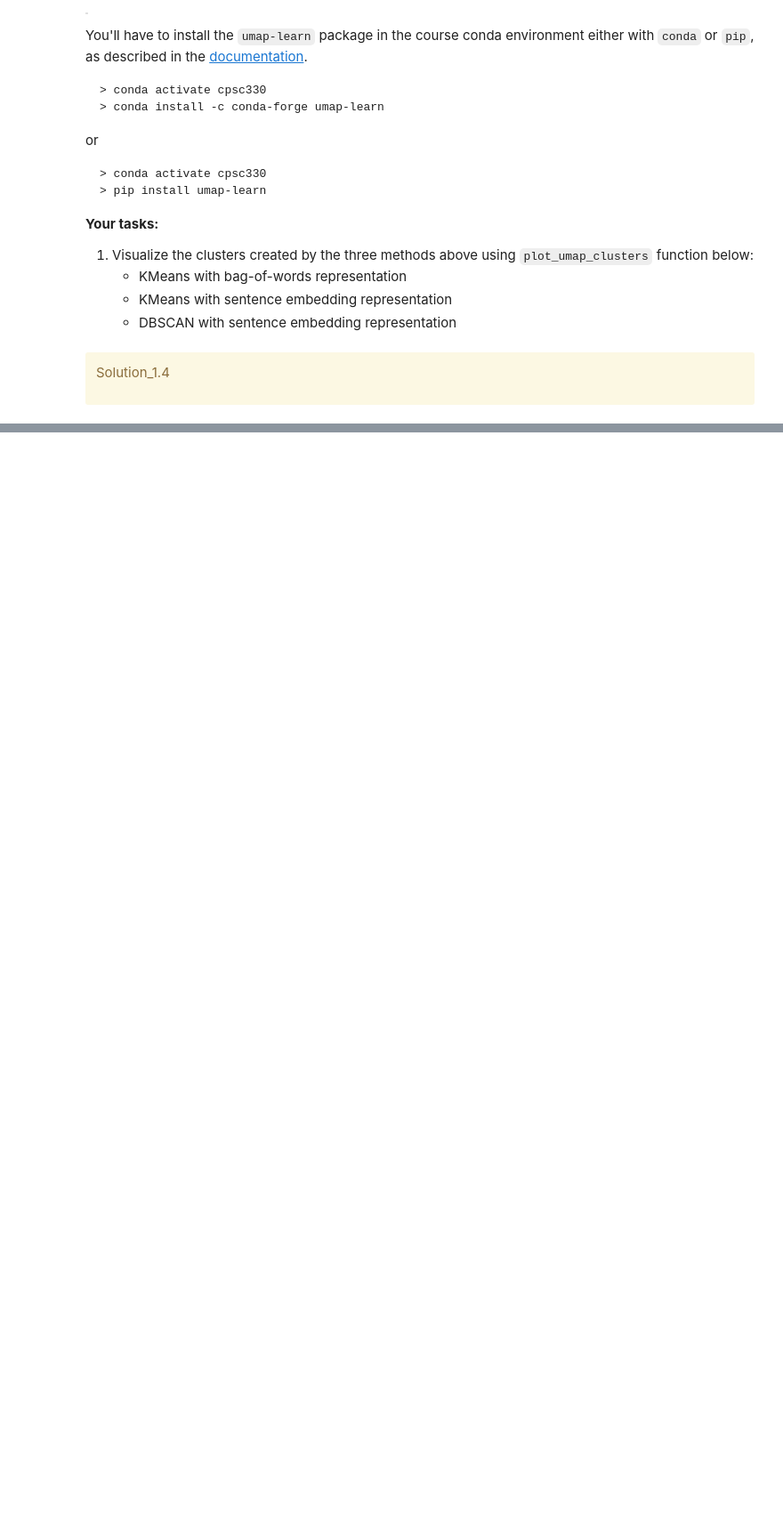
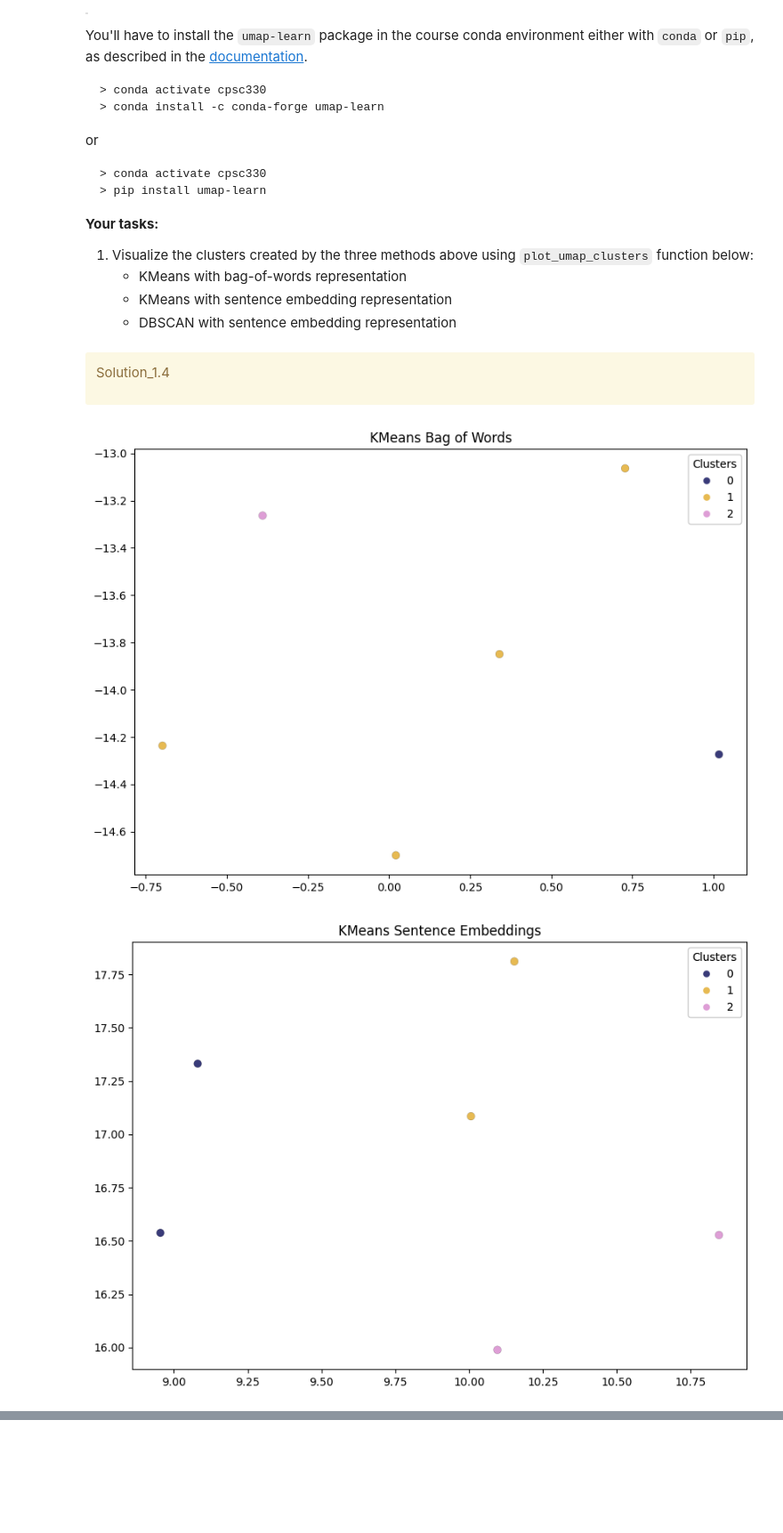
Before and after one commit to SteveIsnthere/cpsc330-2023W2, a Jupyter notebook: hw/hw6/hw6.ipynb, the cells around one changed output, grey strips where cells are left out. Shown at 89% size. Saved outputs shown, nothing was run; the diff lists cells and outputs as text; code cells hidden in the pictures; blank space fills up the shorter version.

```diff
--- a/hw/hw6/hw6.ipynb
+++ b/hw/hw6/hw6.ipynb
@@ -172,8 +172,8 @@ Solution_1.2
 countvec = CountVectorizer(stop_words='english') # A variable for `CountVectorizer` object
 transformed = countvec.fit_transform(wiki_df['text']) # A variable for the BOW representation of words
 # %%
-kmeans_wiki = KMeans(n_clusters=3,random_state=42) # KMeans object
-kmeans_wiki.fit(transformed)
+kmean_wiki = KMeans(n_clusters=3,random_state=42) # KMeans object
+kmeanss_wiki.fit(transformed)
 kmeans_labels = kmeans_wiki.labels_
 
 kmeans_labels
@@ -258,7 +255,7 @@ Solution_1.4
 
 </div>
 # %%
-dbscan = DBSCAN(eps=0.75,min_samples=2,metric='cosine')
+dbscan = DBSCAN(eps=0.75,min_samples=1,metric='cosine')
 dbscan.fit(emb_sent_df)
 
 dbscan.labels_
@@ -407,0 +404,12 @@ Solution_1.4
+# %%
+# Kmeans Bag of Words
+plot_umap_clusters(transformed, kmeans_labels,title="KMeans Bag of Words")
+
+# Kmeans Sentence Embeddings
+plot_umap_clusters(emb_sent_df, kmeans_emb_labels,title="KMeans Sentence Embeddings")
+
+# DBSCAN Sentence Embeddings
+plot_umap_clusters(emb_sent_df, dbscan.labels_,title="DBSCAN Sentence Embeddings",ignore_noise=True)
+# %% [output]
+[figure, added]
+[figure, added]
```
Also changed, not shown: parts of 10 cells of this notebook.
